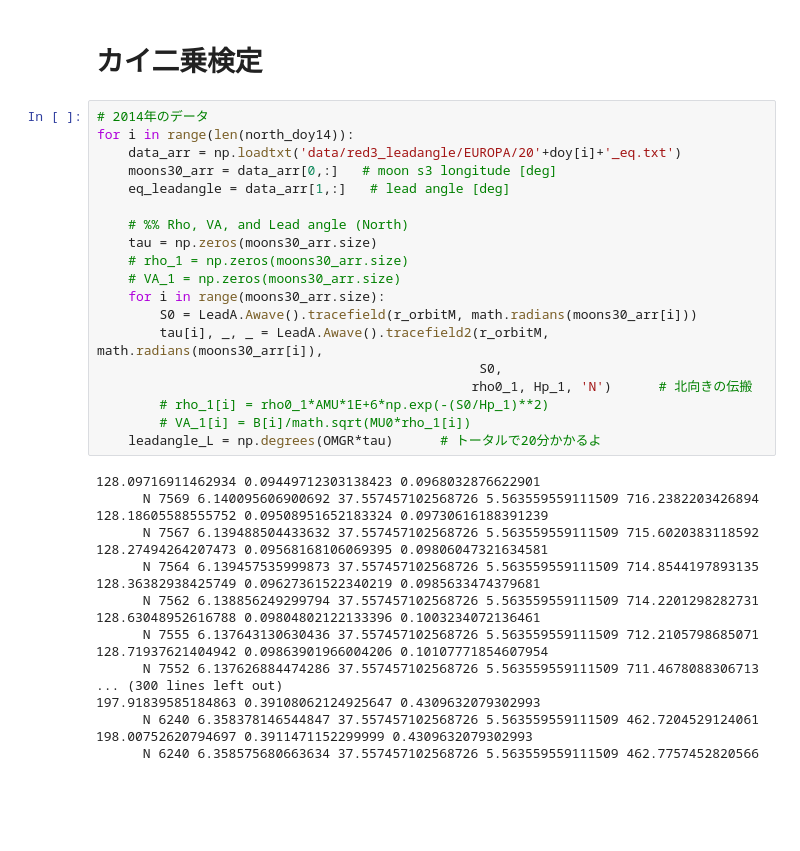
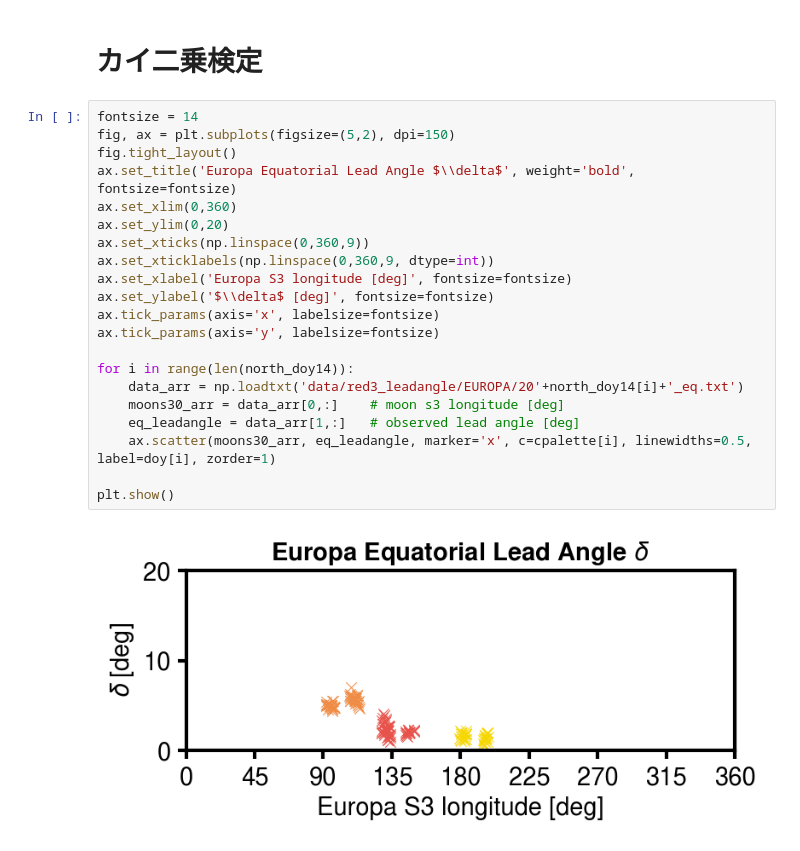
Before and after one commit to ShinnosukeSatoh/HST_Jupiter_footprints_dms, a Jupyter notebook: Leadangle_model.ipynb, the cells around one changed output. Cells and saved outputs as stored; diff of their text form; blank space fills up the shorter version.

```diff
--- a/Leadangle_model.ipynb
+++ b/Leadangle_model.ipynb
@@ -506,39 +506,25 @@ plt.show()
 # %% [markdown]
 # カイ二乗検定
-# %%
-# 2014年のデータ
-for i in range(len(north_doy14)):
-    data_arr = np.loadtxt('data/red3_leadangle/EUROPA/20'+doy[i]+'_eq.txt')
-    moons30_arr = data_arr[0,:]   # moon s3 longitude [deg]
-    eq_leadangle = data_arr[1,:]   # lead angle [deg]
-
-    # %% Rho, VA, and Lead angle (North)
-    tau = np.zeros(moons30_arr.size)
-    # rho_1 = np.zeros(moons30_arr.size)
-    # VA_1 = np.zeros(moons30_arr.size)
-    for i in range(moons30_arr.size):
-        S0 = LeadA.Awave().tracefield(r_orbitM, math.radians(moons30_arr[i]))
-        tau[i], _, _ = LeadA.Awave().tracefield2(r_orbitM, math.radians(moons30_arr[i]),
-                                                 S0,
-                                                rho0_1, Hp_1, 'N')      # 北向きの伝搬
-        # rho_1[i] = rho0_1*AMU*1E+6*np.exp(-(S0/Hp_1)**2)
-        # VA_1[i] = B[i]/math.sqrt(MU0*rho_1[i])
-    leadangle_L = np.degrees(OMGR*tau)      # トータルで20分かかるよ
-# %% [output]
-128.09716911462934 0.09449712303138423 0.0968032876622901
-      N 7569 6.140095606900692 37.557457102568726 5.563559559111509 716.2382203426894
-128.18605588555752 0.09508951652183324 0.09730616188391239
-      N 7567 6.139488504433632 37.557457102568726 5.563559559111509 715.6020383118592
-128.27494264207473 0.09568168106069395 0.09806047321634581
-      N 7564 6.139457535999873 37.557457102568726 5.563559559111509 714.8544197893135
-128.36382938425749 0.09627361522340219 0.0985633474379681
-      N 7562 6.138856249299794 37.557457102568726 5.563559559111509 714.2201298282731
-128.63048952616788 0.09804802122133396 0.1003234072136461
-      N 7555 6.137643130630436 37.557457102568726 5.563559559111509 712.2105798685071
-128.71937621404942 0.09863901966004206 0.10107771854607954
-      N 7552 6.137626884474286 37.557457102568726 5.563559559111509 711.4678088306713
-... (300 lines left out)
-197.91839585184863 0.39108062124925647 0.4309632079302993
-      N 6240 6.358378146544847 37.557457102568726 5.563559559111509 462.7204529124061
-198.00752620794697 0.3911471152299999 0.4309632079302993
-      N 6240 6.358575680663634 37.557457102568726 5.563559559111509 462.7757452820566
+# %%
+fontsize = 14
+fig, ax = plt.subplots(figsize=(5,2), dpi=150)
+fig.tight_layout()
+ax.set_title('Europa Equatorial Lead Angle $\\delta$', weight='bold', fontsize=fontsize)
+ax.set_xlim(0,360)
+ax.set_ylim(0,20)
+ax.set_xticks(np.linspace(0,360,9))
+ax.set_xticklabels(np.linspace(0,360,9, dtype=int))
+ax.set_xlabel('Europa S3 longitude [deg]', fontsize=fontsize)
+ax.set_ylabel('$\\delta$ [deg]', fontsize=fontsize)
+ax.tick_params(axis='x', labelsize=fontsize)
+ax.tick_params(axis='y', labelsize=fontsize)
+
+for i in range(len(north_doy14)):
+    data_arr = np.loadtxt('data/red3_leadangle/EUROPA/20'+north_doy14[i]+'_eq.txt')
+    moons30_arr = data_arr[0,:]    # moon s3 longitude [deg]
+    eq_leadangle = data_arr[1,:]   # observed lead angle [deg]
+    ax.scatter(moons30_arr, eq_leadangle, marker='x', c=cpalette[i], linewidths=0.5, label=doy[i], zorder=1)
+
+plt.show()
+# %% [output]
+[figure, added]
```
Also changed, not shown: parts of 6 cells of this notebook, 10 other files.
